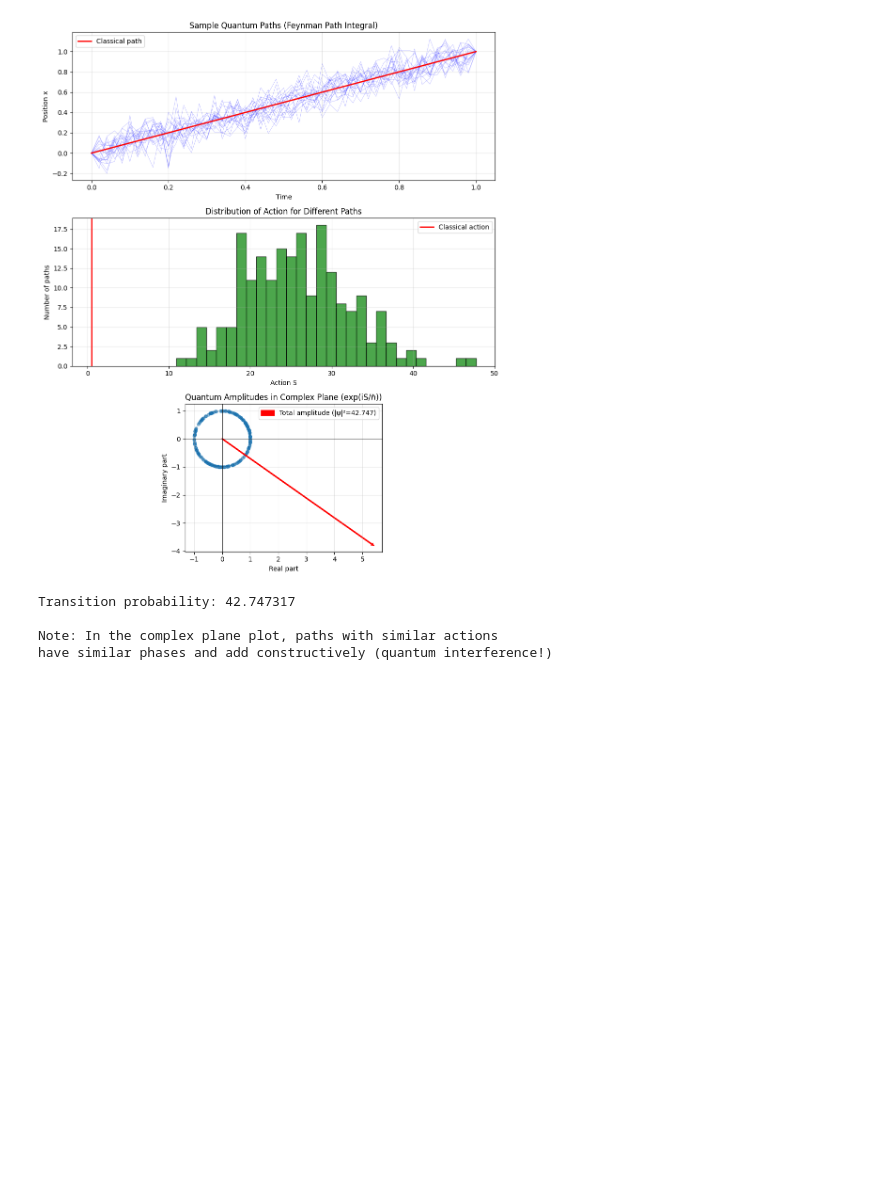
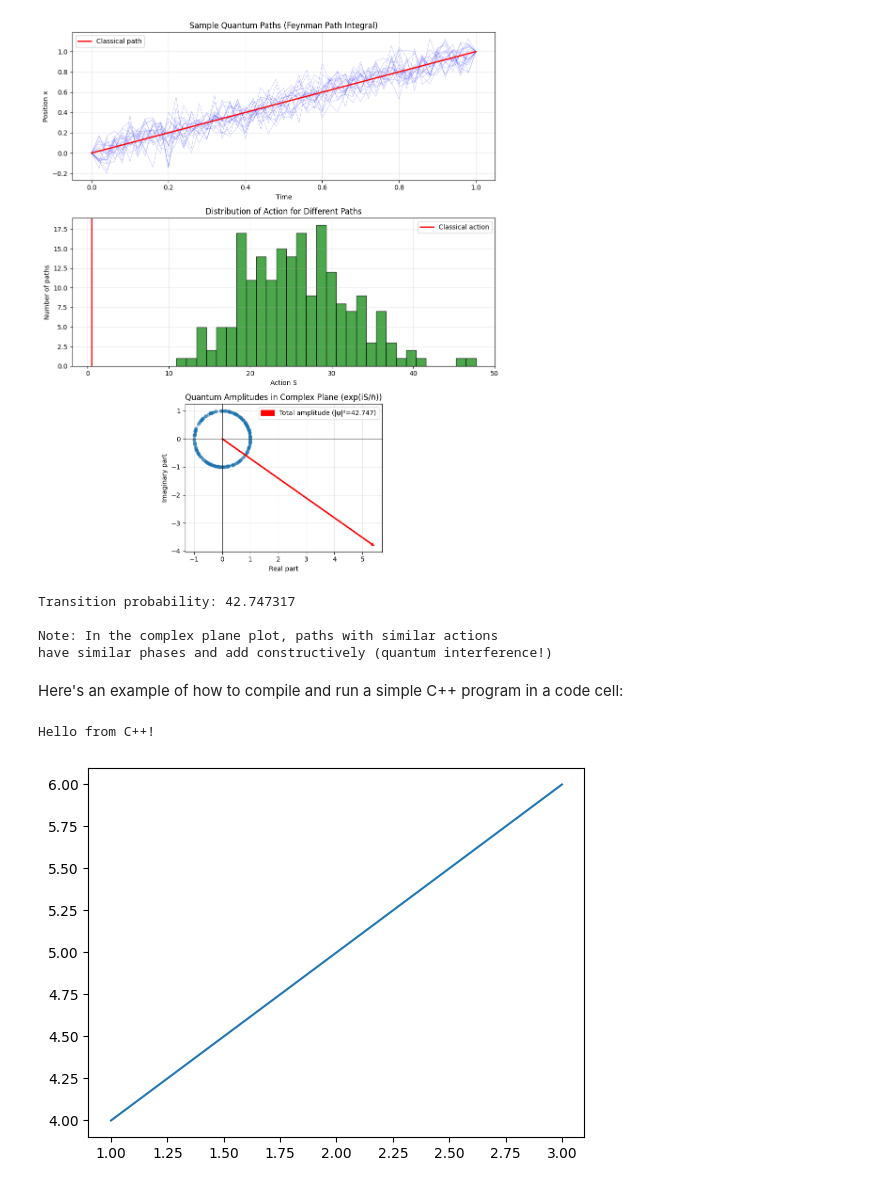
Before and after one commit to Alan-Cheong/IEEE_QW_2020, a Jupyter notebook: Feynman_Path_Integral.ipynb, the cells around one changed output. Drawn from its saved outputs; the diff is of its cells as text; code cells hidden in the pictures; blank space fills up the shorter version.

```diff
--- a/Feynman_Path_Integral.ipynb
+++ b/Feynman_Path_Integral.ipynb
@@ -184,3 +184,22 @@ Transition probability: 42.747317
 
 Note: In the complex plane plot, paths with similar actions
 have similar phases and add constructively (quantum interference!)
+# %% [markdown]
+Here's an example of how to compile and run a simple C++ program in a code cell:
+# %%
+%%shell
+echo "#include <iostream>
+int main() {
+    std::cout << \"Hello from C++!\" << std::endl;
+    return 0;
+}" > hello.cpp
+g++ hello.cpp -o hello
+./hello
+# %% [output]
+Hello from C++!
+# %%
+import matplotlib.pyplot as plt
+plt.plot([1, 2, 3], [4, 5, 6])
+plt.show()
+# %% [output]
+[figure, added]
```
Also changed, not shown: parts of 2 cells of this notebook.
